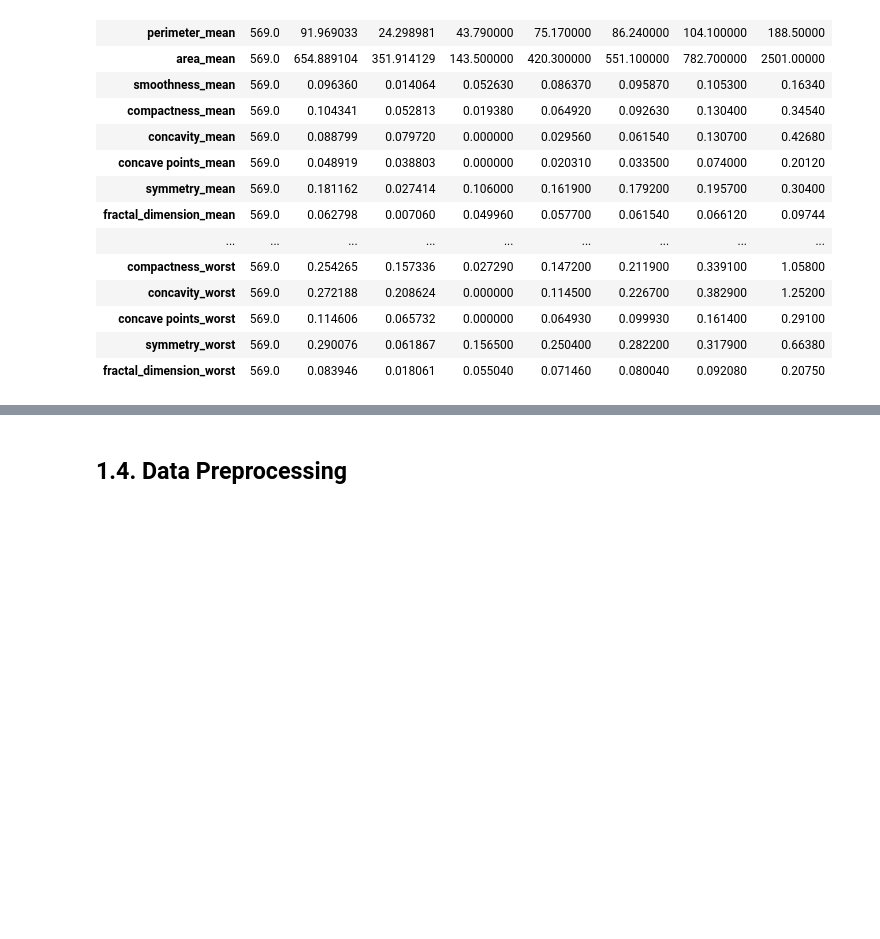
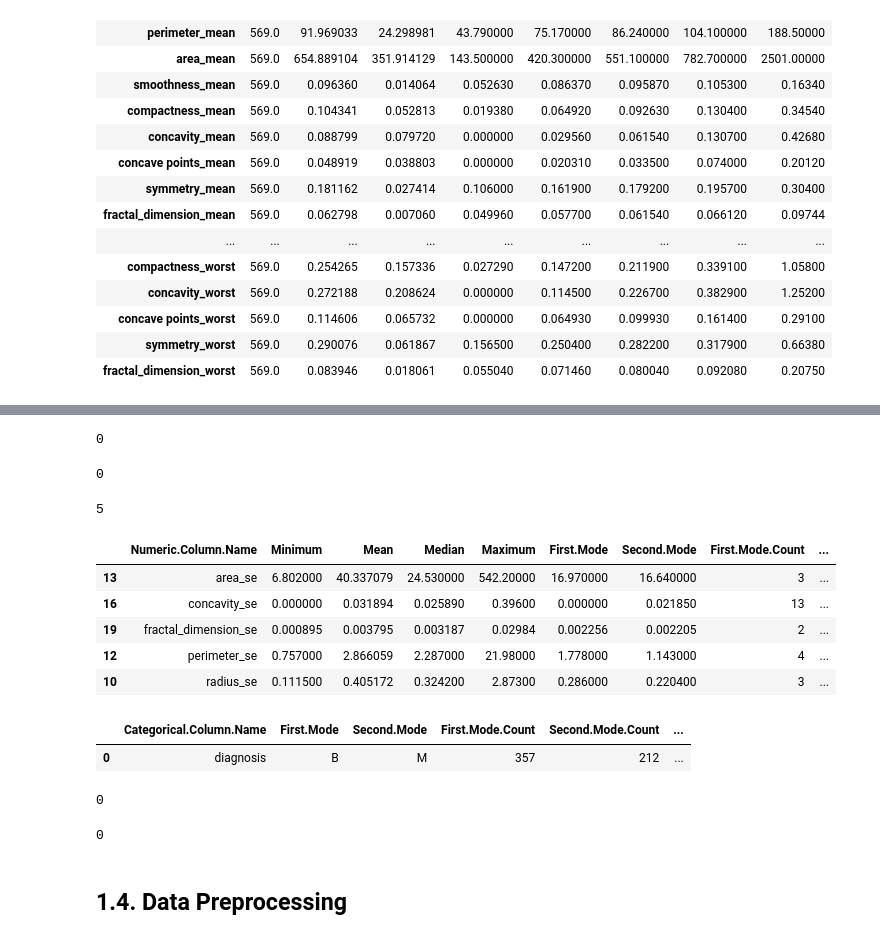
Before and after one commit to JohnPaulinePineda/Portfolio_Project_63, a Jupyter notebook: codes/DetectingAndAnalyzingMachineLearningModelDriftUsingOpenSourceMonitoringTools.ipynb, the cells around one changed output, grey strips where cells are left out. Drawn from its saved outputs; the diff is of its cells as text; code cells hidden in the pictures; blank space fills up the shorter version.

```diff
--- a/codes/DetectingAndAnalyzingMachineLearningModelDriftUsingOpenSourceMonitoringTools.ipynb
+++ b/codes/DetectingAndAnalyzingMachineLearningModelDriftUsingOpenSourceMonitoringTools.ipynb
@@ -288,0 +578,37 @@ Numeric Variable Summary:
+# %%
+##################################
+# Counting the number of numeric columns
+# with First.Second.Mode.Ratio > 5.00
+##################################
+len(numeric_column_quality_summary[(numeric_column_quality_summary['First.Second.Mode.Ratio']>10)])
+# %% [output]
+0
+# %%
+##################################
+# Counting the number of numeric columns
+# with Unique.Count.Ratio > 10.00
+##################################
+len(numeric_column_quality_summary[(numeric_column_quality_summary['Unique.Count.Ratio']>10)])
+# %% [output]
+0
+# %%
+#################################
+# Counting the number of numeric columns
+# with Skewness > 3.00 or Skewness < -3.00
+##################################
+len(numeric_column_quality_summary[(numeric_column_quality_summary['Skewness']>3) | (numeric_column_quality_summary['Skewness']<(-3))])
+# %% [output]
+5
+# %%
+##################################
+# Identifying the numerical columns
+# with Skewness > 3.00 or Skewness < -3.00
+##################################
+display(numeric_column_quality_summary[(numeric_column_quality_summary['Skewness']>3) | (numeric_column_quality_summary['Skewness']<(-3))].sort_values(by=['Skewness'], ascending=False))
+# %% [output]
+|  | Numeric.Column.Name | Minimum | Mean | Median | Maximum | First.Mode | Second.Mode | First.Mode.Count | ... |
+| 13 | area_se | 6.802000 | 40.337079 | 24.530000 | 542.20000 | 16.970000 | 16.640000 | 3 | ... |
+| 16 | concavity_se | 0.000000 | 0.031894 | 0.025890 | 0.39600 | 0.000000 | 0.021850 | 13 | ... |
+| 19 | fractal_dimension_se | 0.000895 | 0.003795 | 0.003187 | 0.02984 | 0.002256 | 0.002205 | 2 | ... |
+| 12 | perimeter_se | 0.757000 | 2.866059 | 2.287000 | 21.98000 | 1.778000 | 1.143000 | 4 | ... |
+| 10 | radius_se | 0.111500 | 0.405172 | 0.324200 | 2.87300 | 0.286000 | 0.220400 | 3 | ... |
@@ -289,3 +666,45 @@ Numeric Variable Summary:
+# %%
+##################################
+# Generating a column quality summary for the categorical columns
+##################################
+categorical_column_quality_summary = pd.DataFrame(zip(categorical_variable_name_list,
+                                                    categorical_first_mode_list,
+                                                    categorical_second_mode_list,
+                                                    categorical_first_mode_count_list,
+                                                    categorical_second_mode_count_list,
+                                                    categorical_first_second_mode_ratio_list,
+                                                    categorical_unique_count_list,
+                                                    categorical_row_count_list,
+                                                    categorical_unique_count_ratio_list),
+                                        columns=['Categorical.Column.Name',
+                                                 'First.Mode',
+                                                 'Second.Mode',
+                                                 'First.Mode.Count',
+                                                 'Second.Mode.Count',
+                                                 'First.Second.Mode.Ratio',
+                                                 'Unique.Count',
+                                                 'Row.Count',
+                                                 'Unique.Count.Ratio'])
+display(categorical_column_quality_summary)
+# %% [output]
+|  | Categorical.Column.Name | First.Mode | Second.Mode | First.Mode.Count | Second.Mode.Count | ... |
+| 0 | diagnosis | B | M | 357 | 212 | ... |
+# %%
+##################################
+# Counting the number of categorical columns
+# with First.Second.Mode.Ratio > 5.00
+##################################
+len(categorical_column_quality_summary[(categorical_column_quality_summary['First.Second.Mode.Ratio']>5)])
+# %% [output]
+0
+# %%
+##################################
+# Counting the number of categorical columns
+# with Unique.Count.Ratio > 10.00
+##################################
+len(categorical_column_quality_summary[(categorical_column_quality_summary['Unique.Count.Ratio']>10)])
+# %% [output]
+0
 # %% [markdown]
 ## 1.4. Data Preprocessing <a class="anchor" id="1.4"></a>
 # %% [markdown]
```
Also changed, not shown: parts of 44 cells of this notebook, 1 other file.
